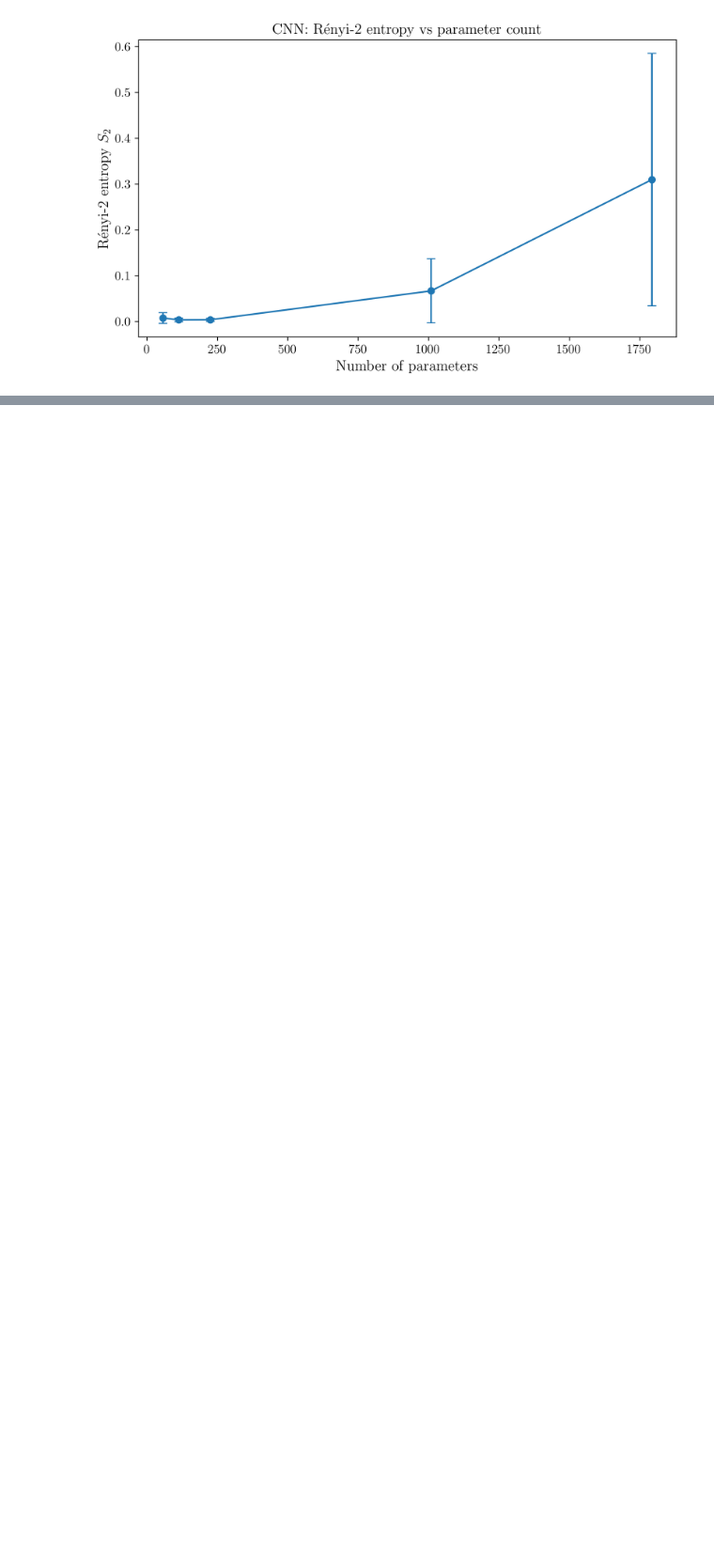
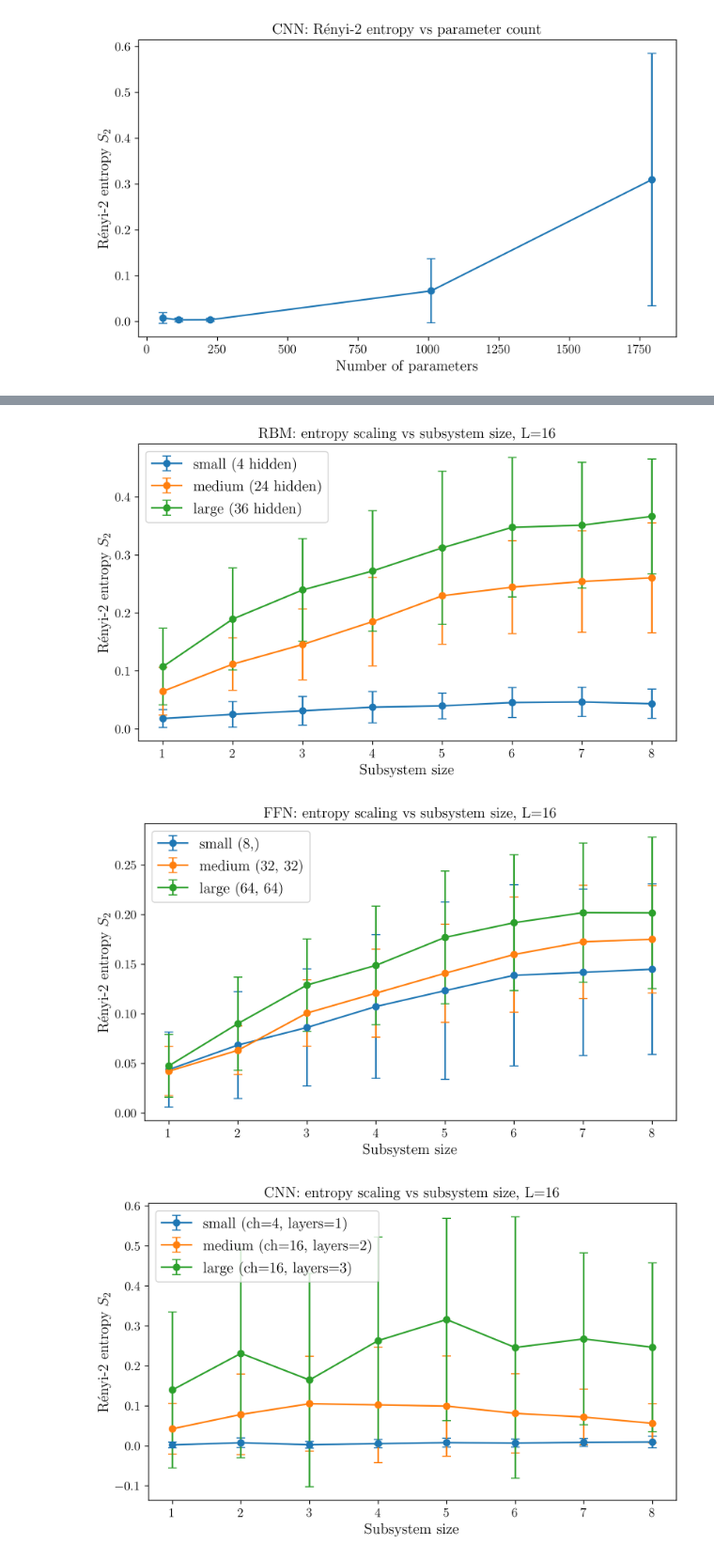
Before and after one commit to SBT2004/NQS, a Jupyter notebook: Anas/main/task2.ipynb, the cells around one changed output, grey strips where cells are left out. Shown at 94% size. Cells and saved outputs as stored; diff of their text form; code cells hidden in the pictures; blank space fills up the shorter version.

```diff
--- a/Anas/main/task2.ipynb
+++ b/Anas/main/task2.ipynb
@@ -214,0 +244,15 @@ for model_name, scan in results_param.items():
+# %%
+plot_entropy_profiles_vs_subsystem_size_for_sizes(
+    L=16,
+    seeds=range(20),
+    subsystem_sizes=range(1, 9),
+    entropy_pairings=16,
+    nchains=32,
+    nsamples_per_chain=16,
+    neq=50,
+    nskip=2,
+)
+# %% [output]
+[figure, added]
+[figure, added]
+[figure, added]
```
Also changed, not shown: parts of 6 cells of this notebook.
